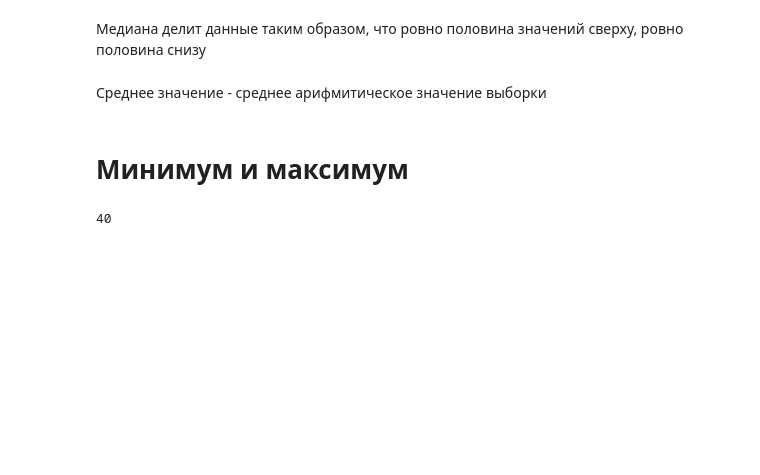
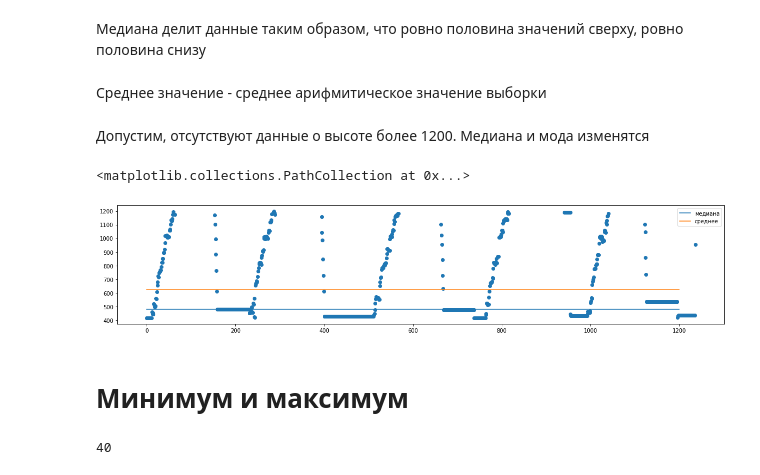
Before and after one commit to musyma/Netology-statistics, a Jupyter notebook: lecture-3.ipynb, the cells around one changed output. Saved outputs shown, nothing was run; the diff lists cells and outputs as text; code cells hidden in the pictures; blank space fills up the shorter version.

```diff
--- a/lecture-3.ipynb
+++ b/lecture-3.ipynb
@@ -193,6 +193,18 @@ plt.scatter(data.sec, data.height)
 Медиана делит данные таким образом, что ровно половина значений сверху, ровно половина снизу
 # %% [markdown]
 Среднее значение - среднее арифмитическое значение выборки
+# %% [markdown]
+Допустим, отсутствуют данные о высоте более 1200. Медиана и мода изменятся
+# %%
+data1 = data[data['height']<1200]
+plt.figure(figsize=(20,4))
+plt.plot([0, 1200], [statistics.median(data1.height), statistics.median(data1.height)], '-')
+plt.plot([0, 1200], [statistics.mean(data1.height), statistics.mean(data1.height)], '-')
+plt.legend(['медиана', 'среднее'])
+plt.scatter(data1.sec, data1.height)
+# %% [output]
+<matplotlib.collections.PathCollection at 0x...>
+[figure, added]
 # %% [markdown]
 # Минимум и максимум
 # %%
```
Also changed, not shown: parts of 38 cells of this notebook.
